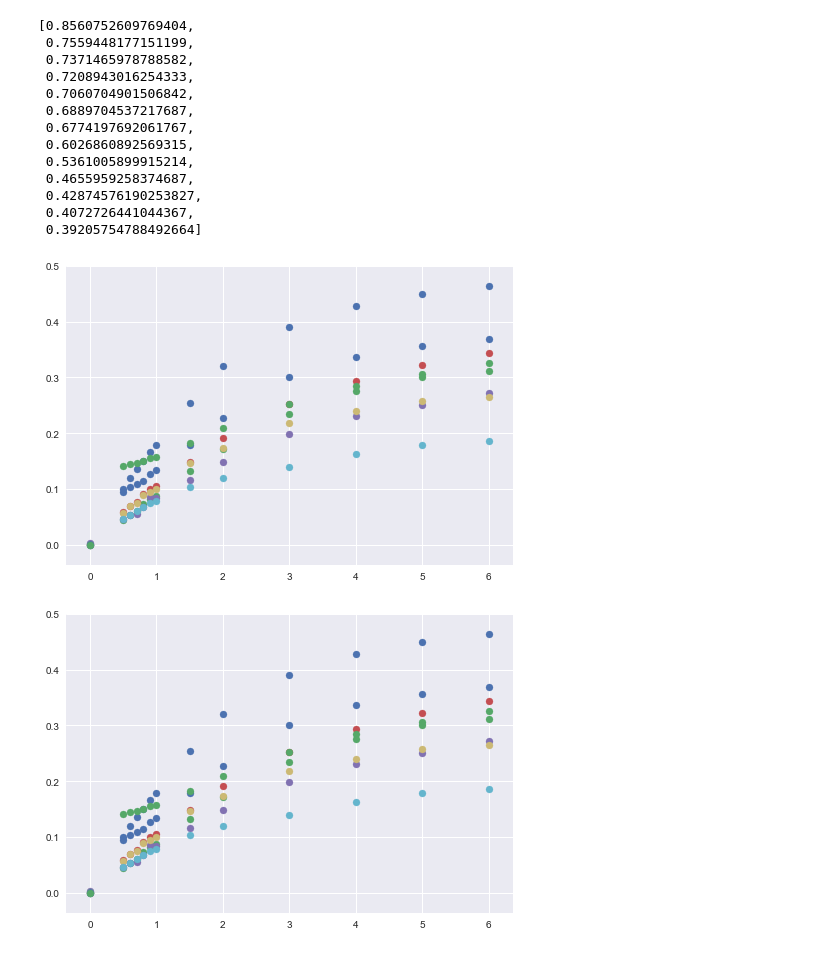
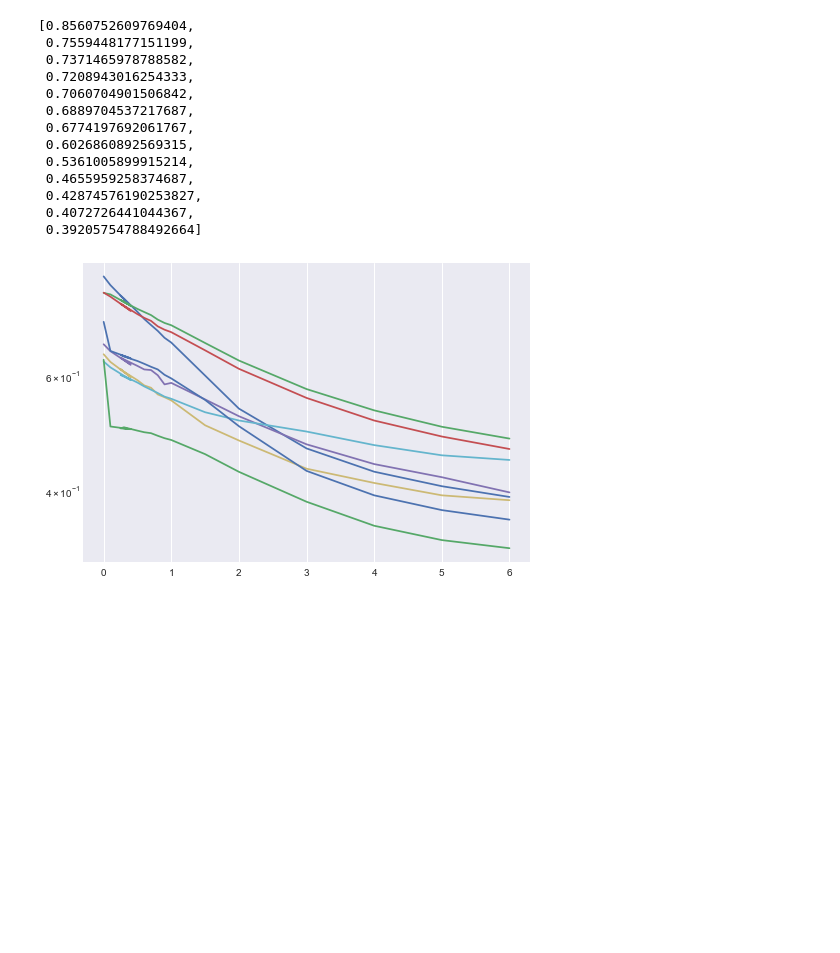
Before and after one commit to lieeuwos/Primitive_annotations, a Jupyter notebook: Showing.ipynb, the cells around one changed output. Cells and saved outputs as stored; diff of their text form; code cells hidden in the pictures; blank space fills up the shorter version.

```diff
--- a/Showing.ipynb
+++ b/Showing.ipynb
@@ -348,7 +348,7 @@ The steepest curve seems to be from the KNeighborsClassifier which has a steep i
 # %%
 func = 'cvfeatureSTD1'
 scores = []
-amountList = [0.5,0.6,0.7,0.8,0.9,1]#,1.5,2,3,4,5,6]
+amountList = [0.1,0.4,0.25,0.3,0.5,0.6,0.7,0.8,0.9,1,1.5,2,3,4,5,6]
 didList = NonCat#[12,14,16,18,22,28,30,32,36,37]
 for i,did in enumerate(didList):
     scores.append([])
@@ -389,8 +389,8 @@ for i in range(0,len(clfNames)):
 #     _=ax.plot(x_axis, score1[i], color = cl[i])
 
     _=ax.plot(x_axis, score2[i],label=clfNames[i], color = cl[i])
-#     _=ax.scatter(x_axis, score2[i], color = cl[i])
-#     _=ax.plot(amountList,approx[i],ls = ':',color = cl[i])
+    _=ax.scatter(x_axis, score2[i], color = cl[i])
+    _=ax.plot(amountList,approx[i],ls = ':',color = cl[i])
 _=plt.ylabel('predictive accuracy')
 _=plt.xlabel('maximum std difference per feature')
 fig.set_figheight(10)
@@ -547,7 +547,7 @@ approx = []
 for j,x in enumerate(clfNames):
     approx.append([])
     for i in amountList:
-        approx[j].append(score1[j][0]+funcs(np.polyfit(x_axis, np.log(score2[j]), 1),i))
+        approx[j].append(1+funcs(np.polyfit(x_axis, np.log(score2[j]), 1),i))
 # %%
 approx
 # %% [output]
@@ -597,9 +597,9 @@ for x,i in enumerate(score2):
         diff[x].append(abs(score1[x][0]-j))
 # %%
 fig, ax = plt.subplots()
-for i,x in enumerate(diff):
-    plt.scatter(x_axis,x)
+for i,x in enumerate(score2):
+    plt.plot(x_axis,x)
+ax.set_yscale("log", nonposy='clip')
 plt.show()
 # %% [output]
-[figure, old version]
+[figure, new version]
-[figure, removed]
```
Also changed, not shown: parts of 1 cell of this notebook, 2 other files.
